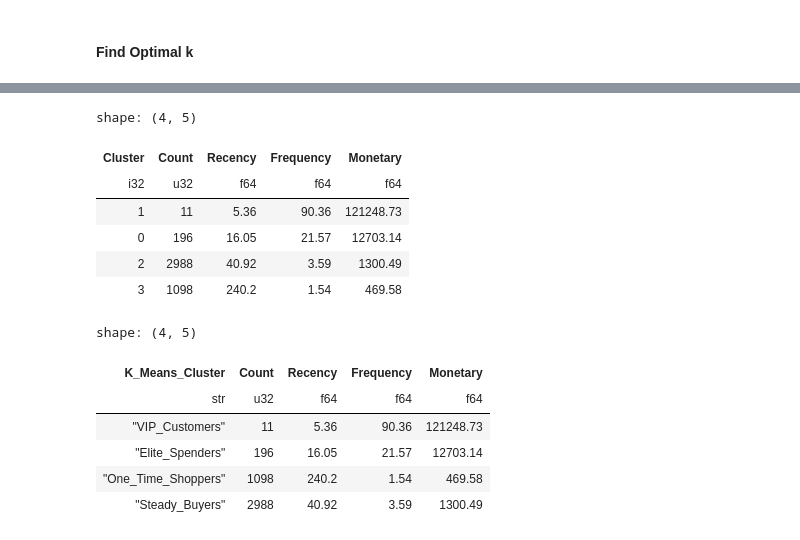
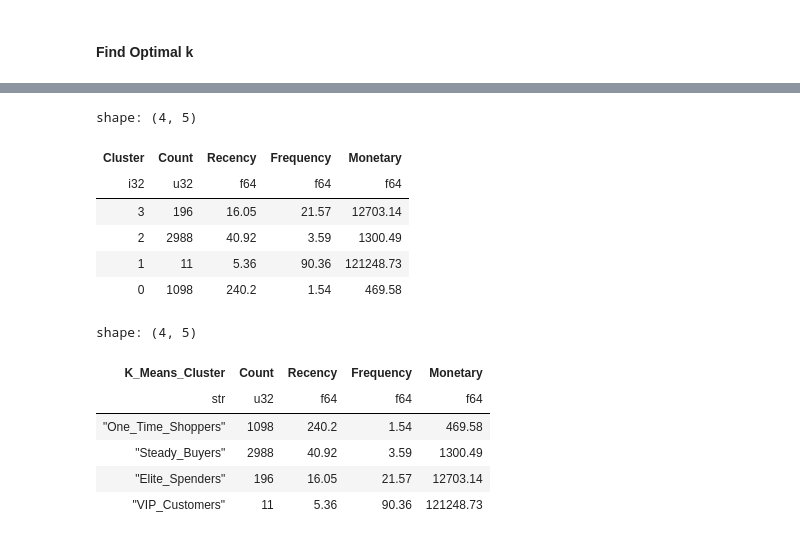
Before and after one commit to angelos-stergiou/rfm-segmentation, a Jupyter notebook: k_means_clustering.ipynb, the cells around one changed output, grey strips where cells are left out. Drawn from its saved outputs; the diff is of its cells as text; code cells hidden in the pictures.

```diff
--- a/k_means_clustering.ipynb
+++ b/k_means_clustering.ipynb
@@ -304,19 +394,19 @@ shape: (5, 5)
 # %%
 # overview of cluster features to assign cluster names
 k_means_output.group_by("Cluster").agg(
     pl.len().alias("Count"),
     pl.col("Recency").mean().round(2),
     pl.col("Frequency").mean().round(2),
     pl.col("Monetary").mean().round(2),
-).sort("Monetary", descending=True)
+).sort(["Cluster","Monetary"], descending=True)
 # %% [output]
 shape: (4, 5)
 | Cluster | Count | Recency | Frequency | Monetary |
 | i32 | u32 | f64 | f64 | f64 |
+| 3 | 196 | 16.05 | 21.57 | 12703.14 |
+| 2 | 2988 | 40.92 | 3.59 | 1300.49 |
 | 1 | 11 | 5.36 | 90.36 | 121248.73 |
-| 0 | 196 | 16.05 | 21.57 | 12703.14 |
-| 2 | 2988 | 40.92 | 3.59 | 1300.49 |
-| 3 | 1098 | 240.2 | 1.54 | 469.58 |
+| 0 | 1098 | 240.2 | 1.54 | 469.58 |
 # %%
 # define the cluster-to-name mapping
 cluster_names = {
@@ -342,16 +432,16 @@ k_means_summary = (
         pl.col("Frequency").mean().round(2),
         pl.col("Monetary").mean().round(2),
     )
-    .sort("Count")
+    .sort("Monetary")
 )
 k_means_summary
 # %% [output]
 shape: (4, 5)
 | K_Means_Cluster | Count | Recency | Frequency | Monetary |
 | str | u32 | f64 | f64 | f64 |
-| "VIP_Customers" | 11 | 5.36 | 90.36 | 121248.73 |
-| "Elite_Spenders" | 196 | 16.05 | 21.57 | 12703.14 |
 | "One_Time_Shoppers" | 1098 | 240.2 | 1.54 | 469.58 |
 | "Steady_Buyers" | 2988 | 40.92 | 3.59 | 1300.49 |
+| "Elite_Spenders" | 196 | 16.05 | 21.57 | 12703.14 |
+| "VIP_Customers" | 11 | 5.36 | 90.36 | 121248.73 |
 # %%
 # k_means_output.filter(pl.col("K_Means_Cluster").eq("VIP_Customers")).sort("CustomerID")
```
Also changed, not shown: parts of 10 cells of this notebook, 1 other file.
